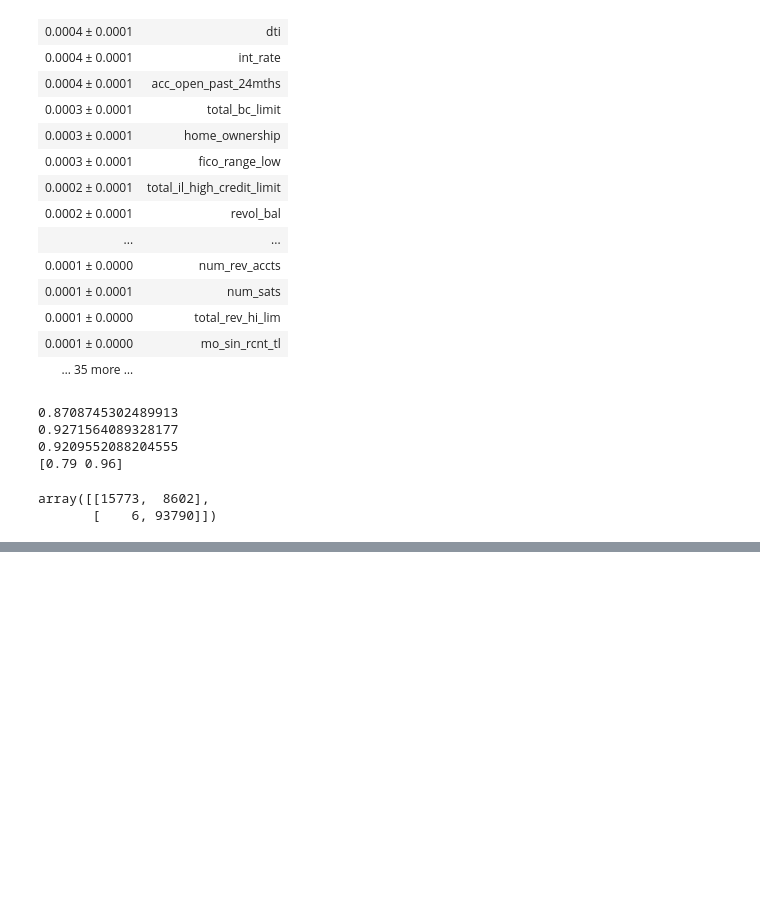
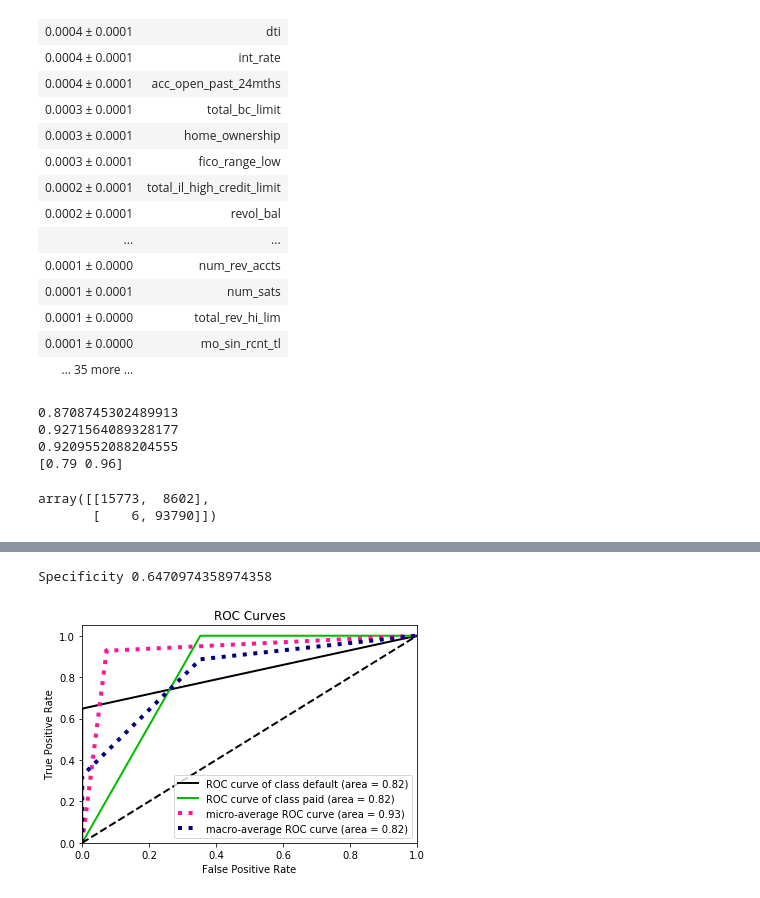
Before and after one commit to tiroger/predicting-loan-default, a Jupyter notebook: model_build.ipynb, the cells around one changed output, grey strips where cells are left out. Saved outputs shown, nothing was run; the diff lists cells and outputs as text; code cells hidden in the pictures; blank space fills up the shorter version.

```diff
--- a/model_build.ipynb
+++ b/model_build.ipynb
@@ -313,0 +335,16 @@ Normalized confusion matrix
+# %%
+#Specificity
+Specificity = tn/(tn+fp)
+print(f"Specificity {Specificity}")
+# %% [output]
+Specificity 0.6470974358974358
+# %%
+#ROC
+import scikitplot as skplt #to make things easy
+y_pred_proba = classifier.predict_proba(X_test)
+skplt.metrics.plot_roc_curve(y_test, y_pred_proba)
+
+plt.savefig('resources/plots/roc.png', dpi=600)
+plt.show()
+# %% [output]
+[figure, added]
```
Also changed, not shown: parts of 17 cells of this notebook, 3 other files.
